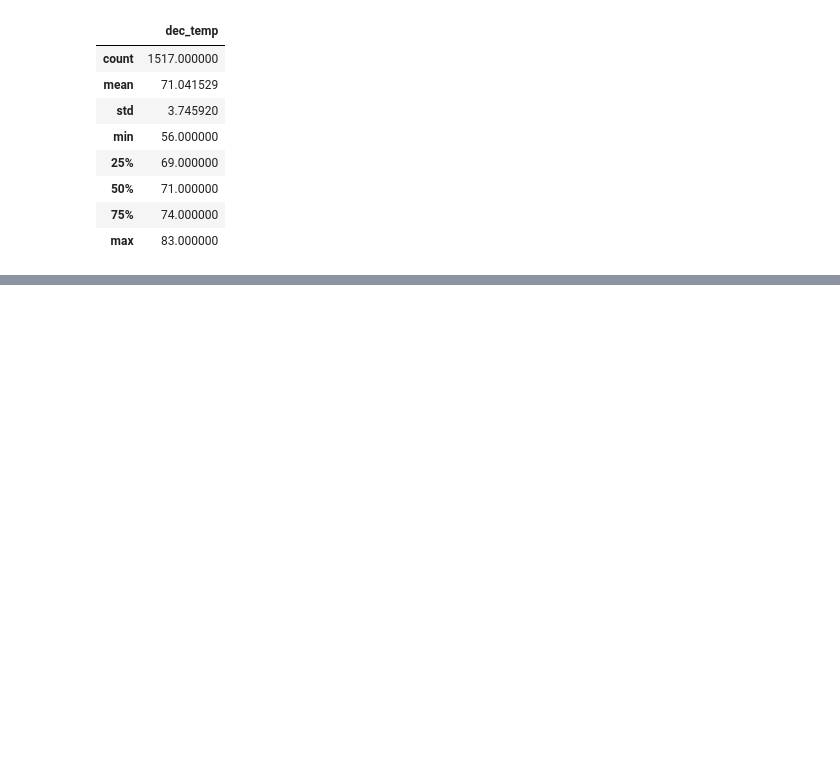
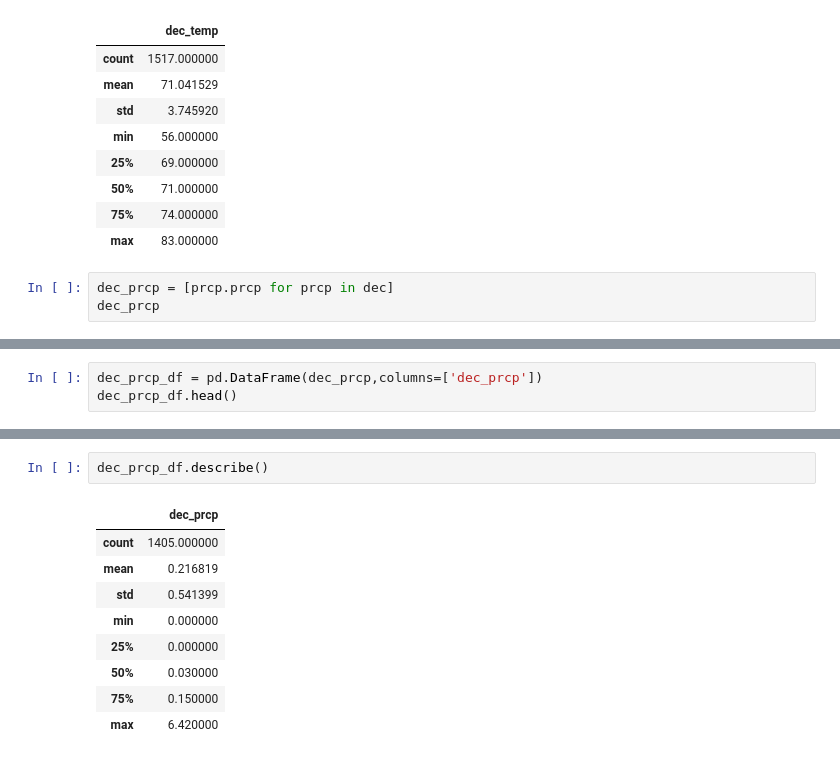
Before and after one commit to RCONN89/surfs_up, a Jupyter notebook: Surfs_Up/SurfsUp_Challenge.ipynb, the cells around one changed output, grey strips where cells are left out. Cells and saved outputs as stored; diff of their text form; blank space fills up the shorter version.

```diff
--- a/Surfs_Up/SurfsUp_Challenge.ipynb
+++ b/Surfs_Up/SurfsUp_Challenge.ipynb
@@ -126,3 +126,6 @@ dec_temp_df.describe()
 | 50% | 71.000000 |
 | 75% | 74.000000 |
 | max | 83.000000 |
+# %%
+dec_prcp = [prcp.prcp for prcp in dec]
+dec_prcp
@@ -128,0 +150,3 @@ dec_temp_df.describe()
+# %%
+dec_prcp_df = pd.DataFrame(dec_prcp,columns=['dec_prcp'])
+dec_prcp_df.head()
@@ -128,0 +160,12 @@ dec_temp_df.describe()
+# %%
+dec_prcp_df.describe()
+# %% [output]
+|  | dec_prcp |
+| count | 1405.000000 |
+| mean | 0.216819 |
+| std | 0.541399 |
+| min | 0.000000 |
+| 25% | 0.000000 |
+| 50% | 0.030000 |
+| 75% | 0.150000 |
+| max | 6.420000 |
```
Also changed, not shown: parts of 7 cells of this notebook.
